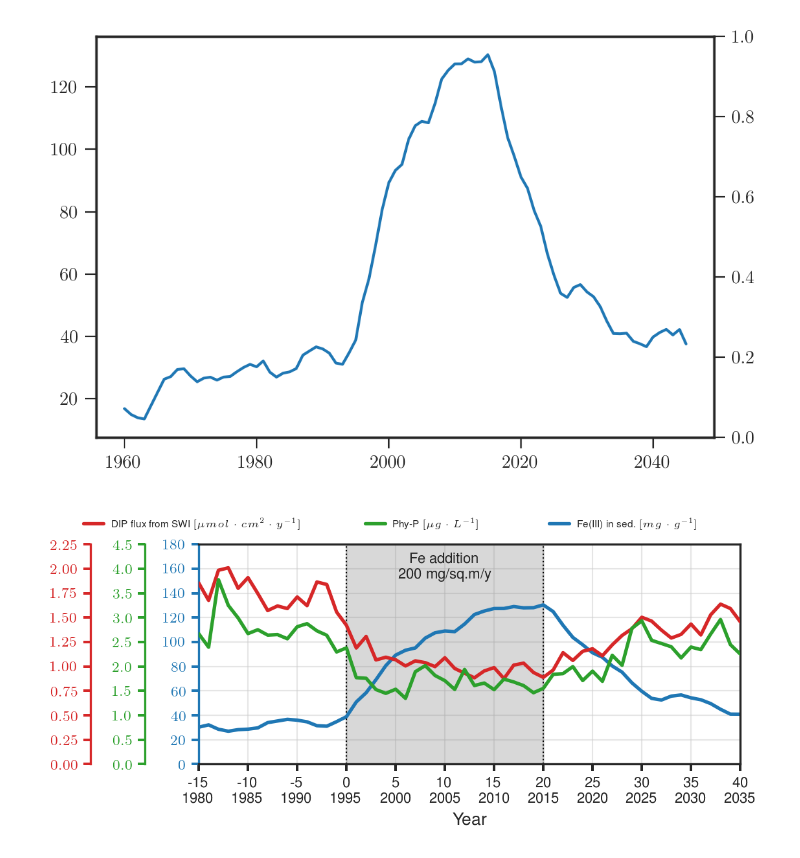
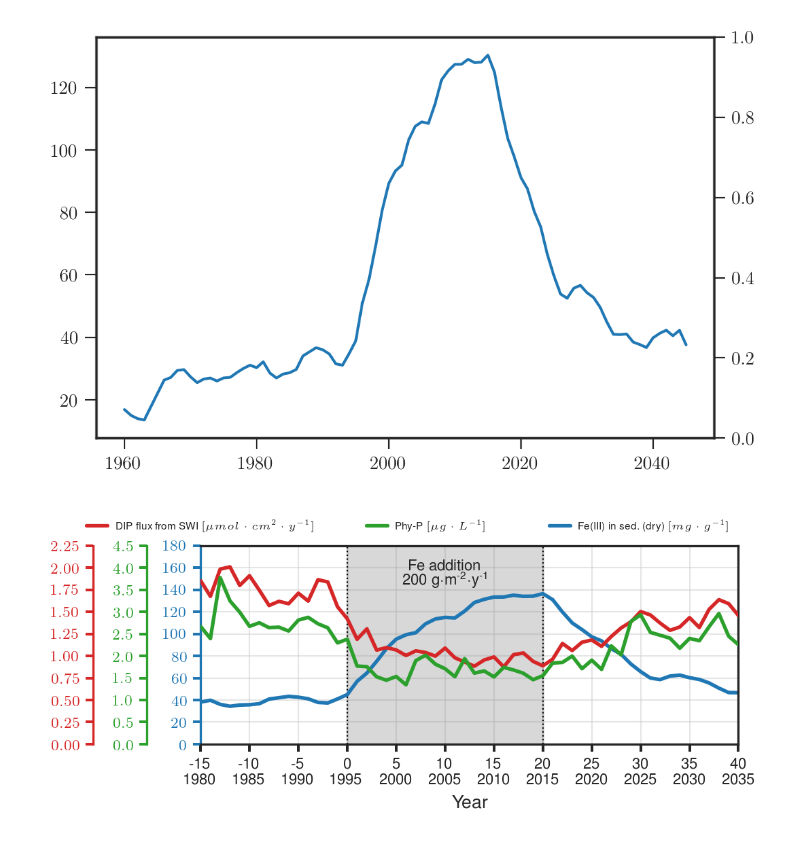
Before and after one commit to biogeochemistry/MyLake_v2_Vansjo, a Jupyter notebook: Postproc_code/Fe scenarios 17m sediments.ipynb, the cells around one changed output. Saved outputs shown, nothing was run; the diff lists cells and outputs as text; code cells hidden in the pictures.

Commit message:
updated graphs and notebooks

```diff
--- a/Postproc_code/Fe scenarios 17m sediments.ipynb
+++ b/Postproc_code/Fe scenarios 17m sediments.ipynb
@@ -139,9 +142,10 @@ ds = pd.date_range(date, date + timedelta(days-1), freq='D')
 Fe_pd = pd.DataFrame({'Date': ds})
 Fe_pd['DIP fx'] = np.array(Fe_20y_hdf['Sediment_results']['basin1']['sediment_transport_fluxes']['PO4']) + np.array(Fe_20y_hdf['Sediment_results']['basin1']['Bioirrigation_fx_zt']['PO4'])
 Fe_pd['Fe(III) sed'] = np.mean(np.array(Fe_20y_hdf['Sediment_results']['basin1']['concentrations']['FeOH3'][:,:100]),axis=1)/2.5/1000*100
+Fe_pd['PO4ads'] = np.mean(np.array(Fe_20y_hdf['Sediment_results']['basin1']['concentrations']['PO4adsa'][:,:100]),axis=1)/2.5/1000*100 + np.mean(np.array(Fe_20y_hdf['Sediment_results']['basin1']['concentrations']['PO4adsb'][:,:100]),axis=1)/2.5/1000*100
 Fe_pd['DIP 4m'] = np.mean(np.array(Fe_20y_hdf['MyLake_results']['basin1']['concentrations']['P'][:,:]),axis=1)
 Fe_pd['Phy'] = np.mean(np.array(Fe_20y_hdf['MyLake_results']['basin1']['concentrations']['Chl'][:,:13]),axis=1) + np.mean(np.array(Fe_20y_hdf['MyLake_results']['basin1']['concentrations']['C'][:,:13]),axis=1)
-Fe_pd['Inflw Fe(III)'] = np.array(Fe_20y_hdf['MyLake_results']['basin1']['Inflw'][17,:])*np.array(Fe_20y_hdf['MyLake_results']['basin1']['Inflw'][0,:])/ 2.38e+7/1.65
+Fe_pd['Inflw Fe(III)'] = np.array(Fe_20y_hdf['MyLake_results']['basin1']['params']['I_scFe3'][0])*np.array(Fe_20y_hdf['MyLake_results']['basin1']['Inflw'][17,:])*np.array(Fe_20y_hdf['MyLake_results']['basin1']['Inflw'][0,:])/ 2.38e+7
 Fe_pd['Year'] = Fe_pd.Date.dt.year
 Fe_pd['Month'] = Fe_pd.Date.dt.month
 Fe_pd['Day'] = Fe_pd.Date.dt.day
@@ -226,7 +215,7 @@ make_patch_spines_invisible(par2)
 # Second, show the right spine.
 par2.spines["right"].set_visible(True)
 
-p1, = host.plot(Fe_pd['Year'].unique(), Fe_pd.groupby(['Year']).mean()['Fe(III) sed'], c=sns.color_palette()[0], label="Fe(III) in sed. $[mg\cdot g^{-1}]$", lw=2)
+p1, = host.plot(Fe_pd['Year'].unique(), Fe_pd.groupby(['Year']).mean()['Fe(III) sed'] + Fe_pd.groupby(['Year']).mean()['PO4ads'], c=sns.color_palette()[0], label="Fe(III) in sed. (dry) $[mg\cdot g^{-1}]$", lw=2)
 p2, = par1.plot(Fe_pd['Year'].unique(), fx_convert/31000*Fe_pd.groupby(['Year']).mean()['DIP fx'], c=sns.color_palette()[3], label="DIP flux from SWI $[\mu mol \cdot cm^2\cdot y^{-1}]$", lw=2)
 p3, = par2.plot(Fe_pd['Year'].unique(), Fe_pd.groupby(['Year']).mean()['Phy'], c=sns.color_palette()[2], label="Phy-P $[\mu g\cdot L^{-1}]$", lw=2)
 
@@ -279,33 +268,34 @@ par1.legend([lines[1]], [lines[1].get_label()], loc=(-0.32+shiftx,1.05), frameon
 par2.legend([lines[2]], [lines[2].get_label()], loc=(0.2+shiftx,1.05), frameon=0, fontsize='xx-small')
 # par1.add_artist(l2)
 # plt.tight_layout()
-host.text(2005,152, 'Fe addition\n200 mg/sq.m/y', fontsize='small', horizontalalignment='center')
+host.text(2005,158, 'Fe addition', fontsize='small', horizontalalignment='center')
+host.text(2005,145, r'200 g$\cdot$m\textsuperscript{-2}$\cdot$y\textsuperscript{-1}', fontsize='small', horizontalalignment='center')
 
 
 plt.subplots_adjust(left=0.2, bottom=0.15, right=None, top=None,
                 wspace=None, hspace=None)
 
 # host.margins(x=1, y=1)
 # plt.gcf().subplots_adjust(bottom=0.15)
 # plt.gcf().subplots_adjust(right=0.3)
 
 host.set_xticks(np.linspace(1980,2040,13))
 host.set_xticklabels(['-15\n1980','-10\n1985','-5\n1990','0\n1995','5\n2000','10\n2005','15\n2010','20\n2015','25\n2020','30\n2025', '35\n2030', '40\n2035'], fontsize='small')
 
 # host.set_xlim(1985, 2030)
 plt.tight_layout(pad=2.5)
 
 host.set_xlim(1980, 2035)
 host.set_ylim(0, 180)
 par1.set_ylim(0., 2.25)
 par2.set_ylim(0, 4.5)
 host.set_yticks(np.linspace(0,180,10))
 par1.set_yticks(np.linspace(0,2.25,10))
 par2.set_yticks(np.linspace(0,4.5,10))
 
-# savefig('cc/Fe/Fe_Phy_Pfx_2')
+# savefig('cc/Fe/Fe_Phy_Pfx_3')
 
 
 plt.show()
 # %% [output]
-[figure, old version]
+[figure, new version]
```
Also changed, not shown: parts of 12 cells of this notebook, 9 other files.
